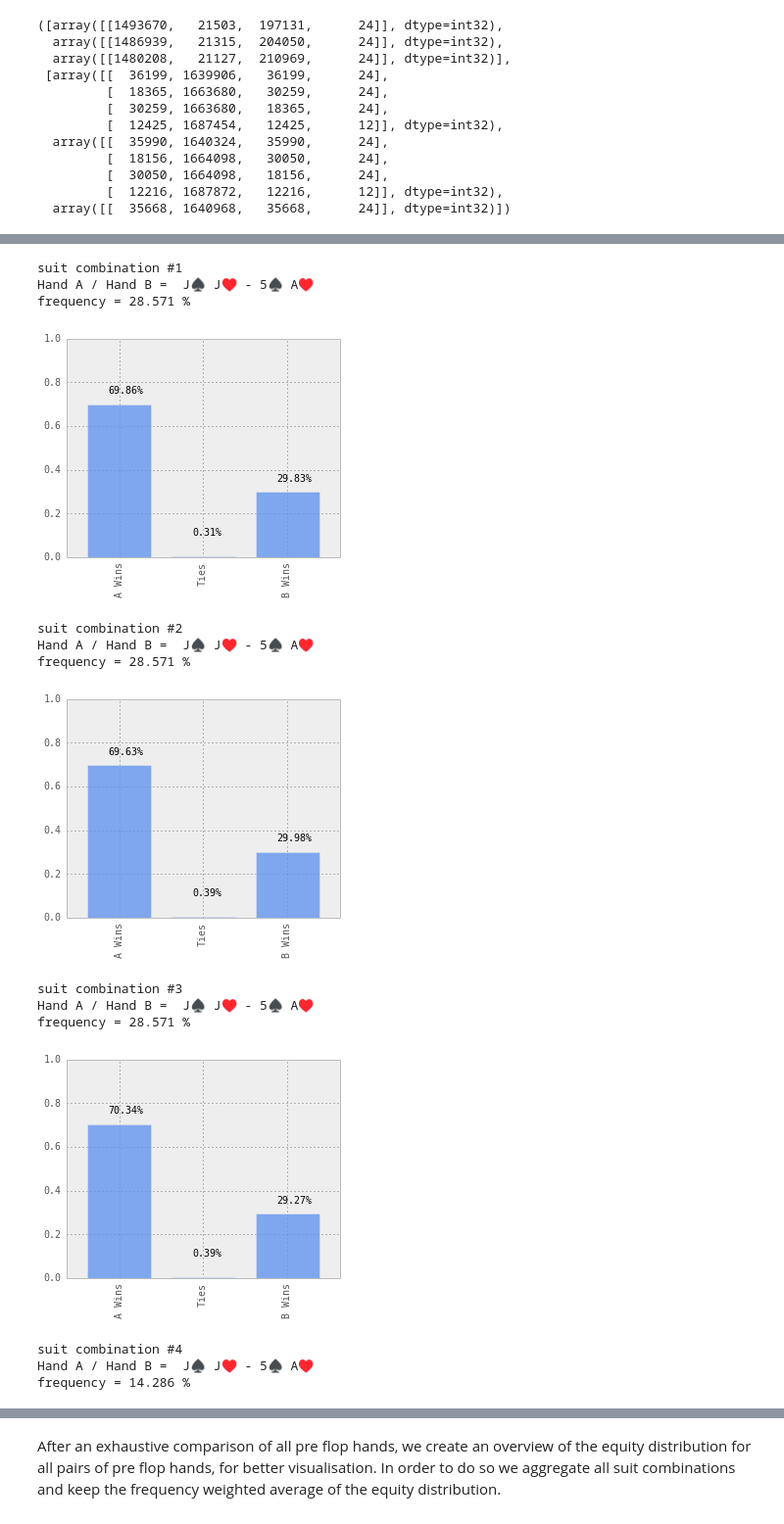
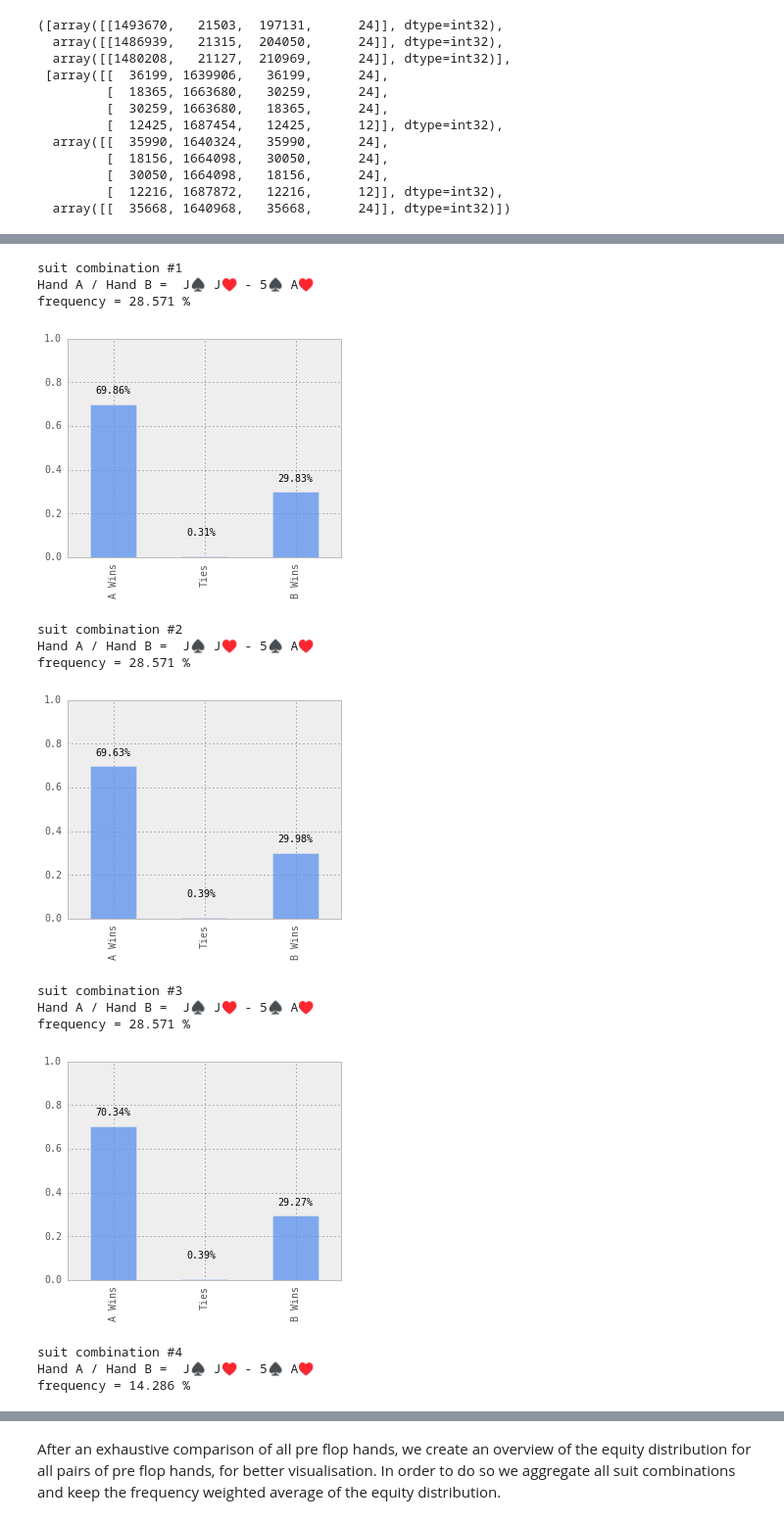
Before and after one commit to oscar6echo/Poker2, a Jupyter notebook: Poker.ipynb, the cells around one changed output, grey strips where cells are left out. Shown at 98% size. Saved outputs shown, nothing was run; the diff lists cells and outputs as text; code cells hidden in the pictures.

```diff
--- a/Poker.ipynb
+++ b/Poker.ipynb
@@ -630,42 +631,42 @@ Below are plotted the exact statistics for a pair of preflop hands in all its po
 # %%
 no_to_char = EvalAnalysis.one_hand_no_to_char
 str_to_no = EvalAnalysis.hand_str_to_no
 all_preflop_two_hands = EvalAnalysis.all_preflop_two_hands
 
 pair = ('A5o', 'JJo')
 p = EvalAnalysis.preflop_two_hand_str_order(pair, return_index=False)
 idx = all_preflop_two_hands.index(p)
 h1, h2 = p
 
 for k in range(len(all_preflop_two_hand_equity[idx])):
-	arr = all_preflop_two_hand_equity[idx][k, :3]
-	arr = np.array(1.0*arr/arr.sum(), dtype=np.float32)
-	freq = all_preflop_two_hand_equity[idx][:, 3]
-	freq = np.array(1.0*freq/freq.sum(), dtype=np.float32)
-	s = pd.Series(arr, index=['A Wins', 'Ties', 'B Wins'])
-	print 'suit combination #{}'.format(1+k)
-	print 'Hand A / Hand B = ', no_to_char(str_to_no(p[0]))+' - '+no_to_char(str_to_no(p[1]))
-	print 'frequency = {:5.3f} %'.format(100.0*freq[k])
+    arr = all_preflop_two_hand_equity[idx][k, :3]
+    arr = np.array(1.0*arr/arr.sum(), dtype=np.float32)
+    freq = all_preflop_two_hand_equity[idx][:, 3]
+    freq = np.array(1.0*freq/freq.sum(), dtype=np.float32)
+    s = pd.Series(arr, index=['A Wins', 'Ties', 'B Wins'])
+    print 'suit combination #{}'.format(1+k)
+    print 'Hand A / Hand B = ', no_to_char(str_to_no(p[0]))+' - '+no_to_char(str_to_no(p[1]))
+    print 'frequency = {:5.3f} %'.format(100.0*freq[k])
 
-	fig=pl.figure(figsize=(5, 4))
-	s.plot(kind='bar', color="#6495ED", alpha=0.8)
-	for q in range(3):
-		pl.text(0.5+q, max(0.1, min(s[q]+0.05, 0.9)), '{:4.2f}%'.format(100*s[q]), fontsize=10)
-	pl.ylim(0, 1)
-	pl.show()
+    fig=pl.figure(figsize=(5, 4))
+    s.plot(kind='bar', color="#6495ED", alpha=0.8)
+    for q in range(3):
+        pl.text(-0.2+q, max(0.1, min(s[q]+0.05, 0.9)), '{:4.2f}%'.format(100*s[q]), fontsize=10)
+    pl.ylim(0, 1)
+    pl.show()
 # %% [output]
 suit combination #1
 Hand A / Hand B =  J♠ J♥ - 5♠ A♥
 frequency = 28.571 %
-[figure, old version]
+[figure, new version]
 suit combination #2
 Hand A / Hand B =  J♠ J♥ - 5♠ A♥
 frequency = 28.571 %
-[figure, old version]
+[figure, new version]
 suit combination #3
 Hand A / Hand B =  J♠ J♥ - 5♠ A♥
 frequency = 28.571 %
-[figure, old version]
+[figure, new version]
 suit combination #4
 Hand A / Hand B =  J♠ J♥ - 5♠ A♥
 frequency = 14.286 %
```
Also changed, not shown: parts of 32 cells of this notebook, 11 other files.
